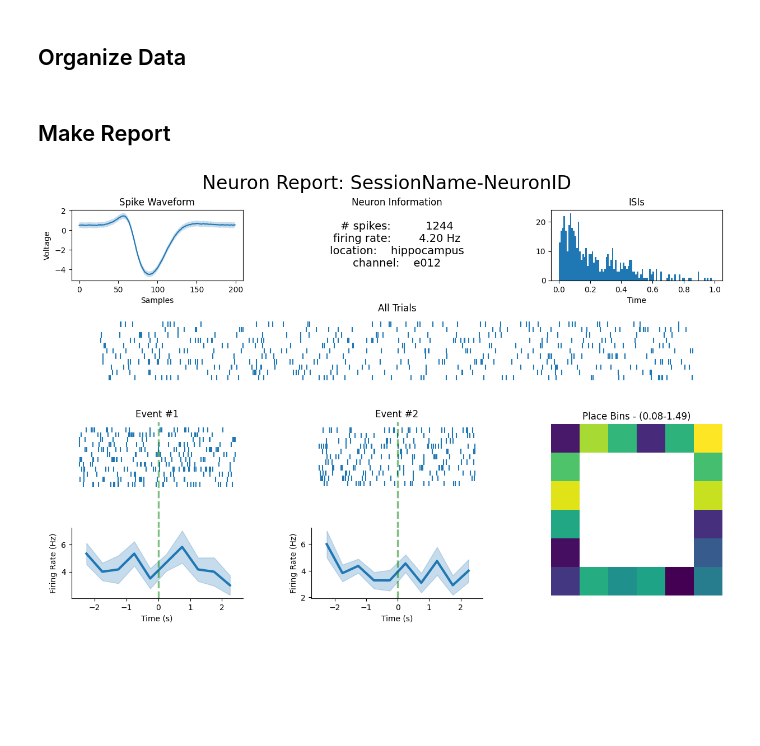
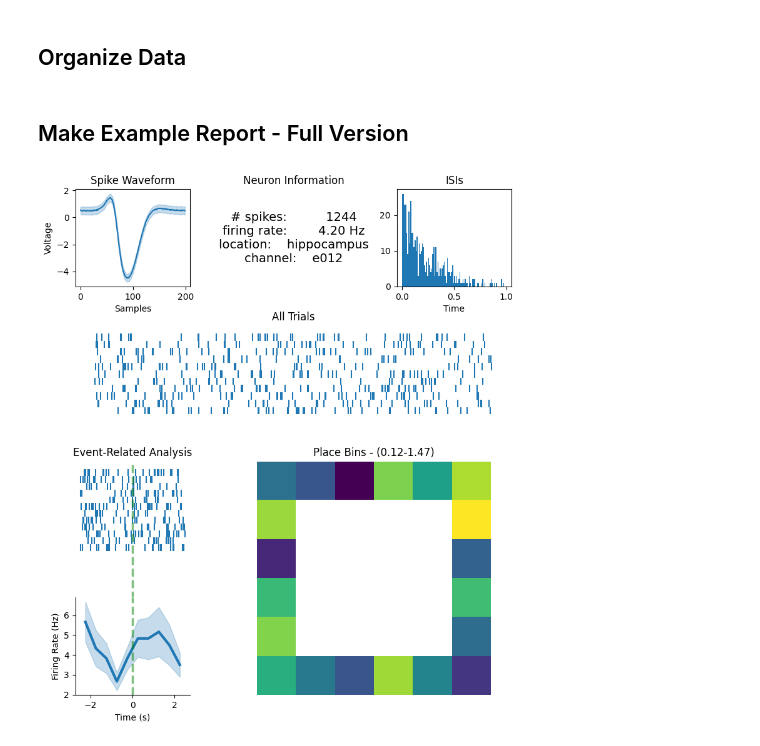
Before and after one commit to HSNPipeline/Paper, a Jupyter notebook: 02-NeuronReport.ipynb, the cells around one changed output. Drawn from its saved outputs; the diff is of its cells as text; code cells hidden in the pictures; blank space fills up the shorter version.

```diff
--- a/02-NeuronReport.ipynb
+++ b/02-NeuronReport.ipynb
@@ -19,6 +20,9 @@ from spiketools.plts.data import plot_text
 # Spike settings
 firing_rate = 4.20
 n_seconds = 120
+# %%
+# Set figure save location
+SAVE_FOLDER = 'report/'
 # %% [markdown]
 ## Simulations
 # %%
@@ -69,45 +76,46 @@ place_bins[-1, :] = np.random.rand(bins[1])
 place_bins[:, -1] = np.random.rand(bins[1])
 place_bins = place_bins * 1.5
 # %% [markdown]
-## Make Report
+## Make Example Report - Full Version
 # %%
 # Initialize figure
-grid = make_grid(4, 3, wspace=0.4, hspace=0.5, figsize=(15, 9),
-                 title='Neuron Report: {}-{}'.format('SessionName', 'NeuronID'))
+grid = make_grid(4, 3, wspace=0.4, hspace=0.4, figsize=(9, 10.5),
+                 #title='Neuron Report: {}-{}'.format('SessionName', 'NeuronID')
+                 )
 
 # 00: spike waveform
 plot_waveform(waveforms, average='mean', shade='std',
               ax=get_grid_subplot(grid, 0, 0))
 
 # 01: unit information
 plot_text(neuron_string, title='Neuron Information',
           ax=get_grid_subplot(grid, 0, 1))
 
 # 02: inter-spike intervals
 plot_isis(compute_isis(spikes), bins=100, range=(0, 1.0),
           ax=get_grid_subplot(grid, 0, 2))
 
 # 10: raster across all trials
 plot_rasters(trials, title='All Trials',
              ax=get_grid_subplot(grid, 1, slice(0, 3)))
 
 
 # 20/30: raster and associated binned firing rates of event1
 ax20 = get_grid_subplot(grid, 2, 0)
 ax30 = get_grid_subplot(grid, 3, 0, sharex=ax20)
 plot_raster_and_rates(event1_spikes, tbin_size, time_range,
-                      title='Event #1', axes=[ax20, ax30])
+                      title='Event-Related Analysis', axes=[ax20, ax30])
 
-# 21/31: raster and associated binned firing rates of event2
-ax21 = get_grid_subplot(grid, 2, 1)
-ax31 = get_grid_subplot(grid, 3, 1, sharex=ax21)
-plot_raster_and_rates(event2_spikes, tbin_size, time_range,
-                      title='Event #2', axes=[ax21, ax31])
+# # 21/31: raster and associated binned firing rates of event2
+# ax21 = get_grid_subplot(grid, 2, 1)
+# ax31 = get_grid_subplot(grid, 3, 1, sharex=ax21)
+# plot_raster_and_rates(event2_spikes, tbin_size, time_range,
+#                       title='Event #2', axes=[ax21, ax31])
 
 # 22/32: 'place bin' firing
 plot_heatmap(place_bins, title=create_heatmap_title('Place Bins', place_bins),
-             ax=get_grid_subplot(grid, slice(2, 4), 2))
+             ax=get_grid_subplot(grid, slice(2, 4), slice(1, 3)))
 
-plt.savefig('report.pdf')
+save_figure('report_full.pdf', SAVE_FOLDER)
 # %% [output]
-[figure, old version]
+[figure, new version]
```
Also changed, not shown: parts of 10 cells of this notebook, 1 other file.
